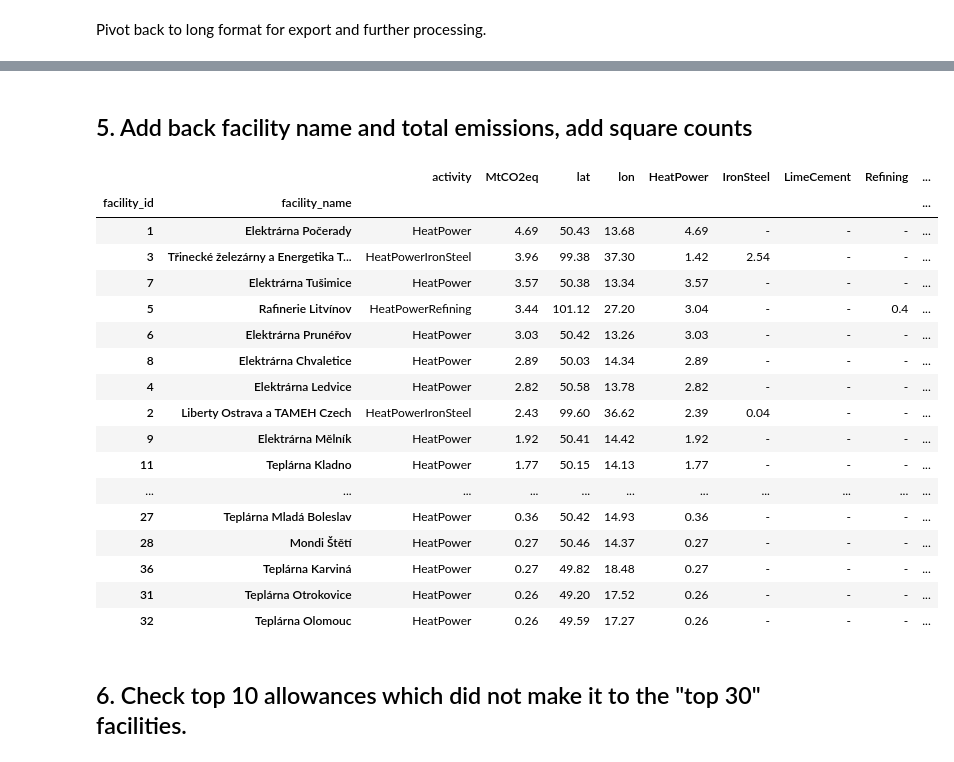
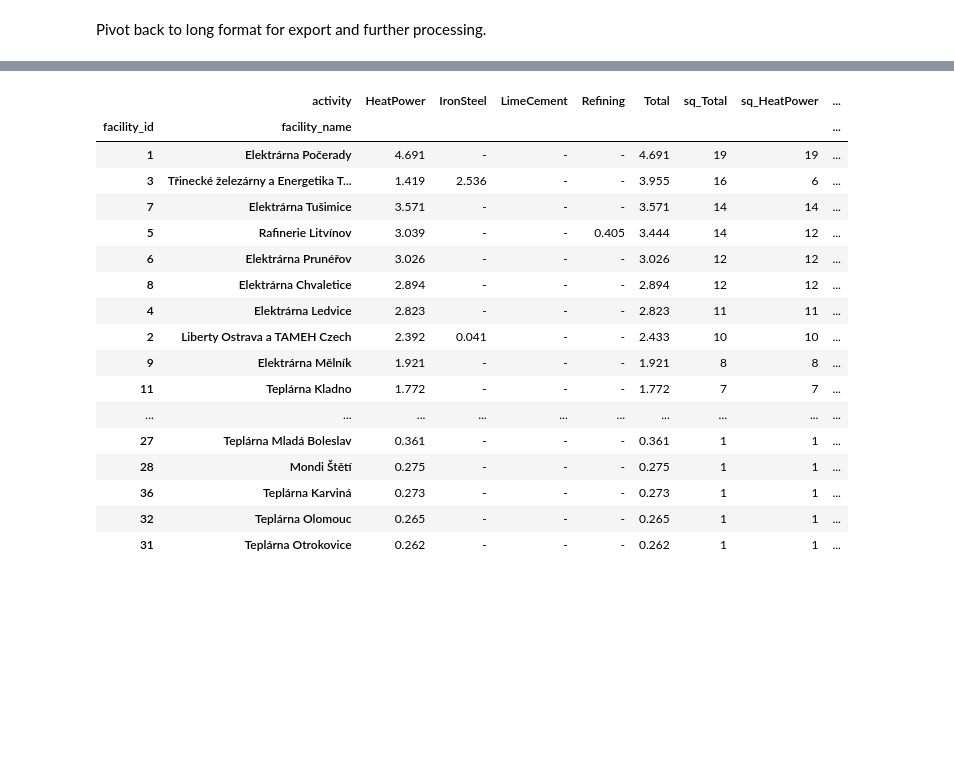
Before and after one commit to faktaoklimatu/data-analysis, a Jupyter notebook: notebooks/emissions-top-30-cr-emitters.ipynb, the cells around one changed output, grey strips where cells are left out. Cells and saved outputs as stored; diff of their text form; code cells hidden in the pictures; blank space fills up the shorter version.

```diff
--- a/notebooks/emissions-top-30-cr-emitters.ipynb
+++ b/notebooks/emissions-top-30-cr-emitters.ipynb
@@ -72,12 +73,8 @@ def fix_allowance_df(df: pd.DataFrame) -> pd.DataFrame:
     )
 # %%
-allowances_df = fix_allowance_df(
-    get_allowances_data(
-        YEAR, "CZ", None, DATASET_PATH
-    )
-)
+allowances_df = load_ets_data(YEAR, "CZ")
 
-allowances_df.sort_values(by="MtCO2eq", ascending=False).head()
+allowances_df.head()
 # %% [output]
 |  | MtCO2eq | IDENTIFIER_IN_REG | activity_code |
 | PERMIT_IDENTIFIER |  |  |  |
@@ -195,45 +193,39 @@ pivot_df.head()
-# %% [markdown]
-## 5. Add back facility name and total emissions, add square counts
 # %%
-def create_df_facility_emision_value(df):
-    """Group by facility_id and name_id, sum  MtCO2eq emisions by facility"""
-    return df.groupby(["facility_id", "facility_name"]).sum().round(3)
+def square_count(series: pd.Series) -> int:
+    return (series / SQUARE_VALUE_MT).round().astype(int)
 
-def add_squares_count(df) -> None:
-    """Computes and adds squares for the total emissions and per emissions type as new columns"""
-    df["sq_TOTAL"] = (df["MtCO2eq"] / SQUARE_VALUE_MT).round().astype(int)
+def add_square_counts(df: pd.DataFrame) -> None:
+    df = df.copy()
+
+    df["sq_Total"] = square_count(df["Total"])
+
     for square_type in SquareTypes:
         if square_type.value not in df.columns:
             continue
-        df[f"sq_{square_type.value}"] = (df[square_type.value] / SQUARE_VALUE_MT).round().astype(int)
+        df[f"sq_{square_type.value}"] = square_count(df[square_type.value])
+
+    return df
 # %%
-# Group by facility_id, sum emmisions, compute total squares.
-facility_emission_value_df = create_df_facility_emision_value(top_30_long)
-df_output = facility_emission_value_df.join(pivot_df)
-# Add squares count (total and per each type).
-add_squares_count(df_output)
-# Make a copy of df and replace zeros in the copy for better legibility
-df_output_to_view = df_output.copy()
-df_output_to_view.replace(0, "-", inplace=True)
-df_output_to_view.sort_values(by="MtCO2eq", ascending=False)
+# Replace zeros in the table for legibility.
+current_year_squares_df = add_square_counts(top_30_wide)
+
+current_year_squares_df.replace(0, "-")
 # %% [output]
-|  |  | activity | MtCO2eq | lat | lon | HeatPower | IronSteel | LimeCement | Refining | ... |
-| facility_id | facility_name |  |  |  |  |  |  |  |  | ... |
-| 1 | Elektrárna Počerady | HeatPower | 4.69 | 50.43 | 13.68 | 4.69 | - | - | - | ... |
-| 3 | Třinecké železárny a Energetika T... | HeatPowerIronSteel | 3.96 | 99.38 | 37.30 | 1.42 | 2.54 | - | - | ... |
-| 7 | Elektrárna Tušimice | HeatPower | 3.57 | 50.38 | 13.34 | 3.57 | - | - | - | ... |
-| 5 | Rafinerie Litvínov | HeatPowerRefining | 3.44 | 101.12 | 27.20 | 3.04 | - | - | 0.4 | ... |
-| 6 | Elektrárna Prunéřov | HeatPower | 3.03 | 50.42 | 13.26 | 3.03 | - | - | - | ... |
-| 8 | Elektrárna Chvaletice | HeatPower | 2.89 | 50.03 | 14.34 | 2.89 | - | - | - | ... |
-| 4 | Elektrárna Ledvice | HeatPower | 2.82 | 50.58 | 13.78 | 2.82 | - | - | - | ... |
-| 2 | Liberty Ostrava a TAMEH Czech | HeatPowerIronSteel | 2.43 | 99.60 | 36.62 | 2.39 | 0.04 | - | - | ... |
-| 9 | Elektrárna Mělník | HeatPower | 1.92 | 50.41 | 14.42 | 1.92 | - | - | - | ... |
-| 11 | Teplárna Kladno | HeatPower | 1.77 | 50.15 | 14.13 | 1.77 | - | - | - | ... |
-| ... | ... | ... | ... | ... | ... | ... | ... | ... | ... | ... |
-| 27 | Teplárna Mladá Boleslav | HeatPower | 0.36 | 50.42 | 14.93 | 0.36 | - | - | - | ... |
-| 28 | Mondi Štětí | HeatPower | 0.27 | 50.46 | 14.37 | 0.27 | - | - | - | ... |
-| 36 | Teplárna Karviná | HeatPower | 0.27 | 49.82 | 18.48 | 0.27 | - | - | - | ... |
-| 31 | Teplárna Otrokovice | HeatPower | 0.26 | 49.20 | 17.52 | 0.26 | - | - | - | ... |
-| 32 | Teplárna Olomouc | HeatPower | 0.26 | 49.59 | 17.27 | 0.26 | - | - | - | ... |
+|  | activity | HeatPower | IronSteel | LimeCement | Refining | Total | sq_Total | sq_HeatPower | ... |
+| facility_id | facility_name |  |  |  |  |  |  |  | ... |
+| 1 | Elektrárna Počerady | 4.691 | - | - | - | 4.691 | 19 | 19 | ... |
+| 3 | Třinecké železárny a Energetika T... | 1.419 | 2.536 | - | - | 3.955 | 16 | 6 | ... |
+| 7 | Elektrárna Tušimice | 3.571 | - | - | - | 3.571 | 14 | 14 | ... |
+| 5 | Rafinerie Litvínov | 3.039 | - | - | 0.405 | 3.444 | 14 | 12 | ... |
+| 6 | Elektrárna Prunéřov | 3.026 | - | - | - | 3.026 | 12 | 12 | ... |
+| 8 | Elektrárna Chvaletice | 2.894 | - | - | - | 2.894 | 12 | 12 | ... |
+| 4 | Elektrárna Ledvice | 2.823 | - | - | - | 2.823 | 11 | 11 | ... |
+| 2 | Liberty Ostrava a TAMEH Czech | 2.392 | 0.041 | - | - | 2.433 | 10 | 10 | ... |
+| 9 | Elektrárna Mělník | 1.921 | - | - | - | 1.921 | 8 | 8 | ... |
+| 11 | Teplárna Kladno | 1.772 | - | - | - | 1.772 | 7 | 7 | ... |
+| ... | ... | ... | ... | ... | ... | ... | ... | ... | ... |
+| 27 | Teplárna Mladá Boleslav | 0.361 | - | - | - | 0.361 | 1 | 1 | ... |
+| 28 | Mondi Štětí | 0.275 | - | - | - | 0.275 | 1 | 1 | ... |
+| 36 | Teplárna Karviná | 0.273 | - | - | - | 0.273 | 1 | 1 | ... |
+| 32 | Teplárna Olomouc | 0.265 | - | - | - | 0.265 | 1 | 1 | ... |
+| 31 | Teplárna Otrokovice | 0.262 | - | - | - | 0.262 | 1 | 1 | ... |
-# %% [markdown]
-## 6. Check top 10 allowances which did not make it to the "top 30" facilities.
```
Also changed, not shown: parts of 27 cells of this notebook, 1 other file.
